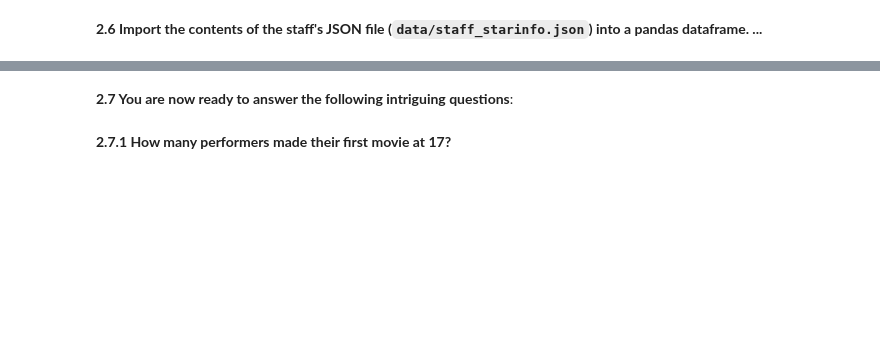
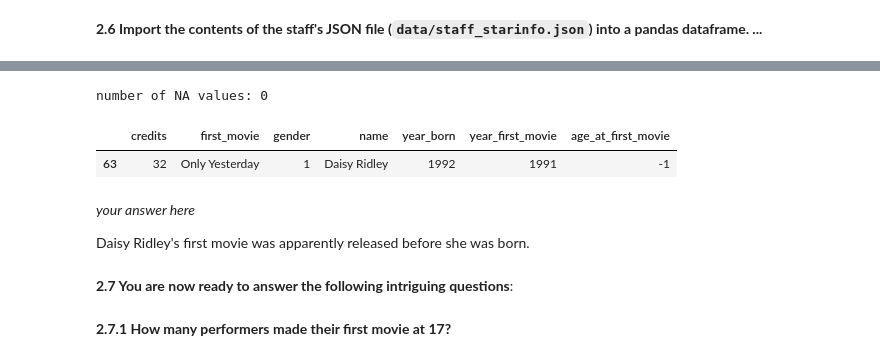
Before and after one commit to JoshFeldman95/AM209a, a Jupyter notebook: hw1/cs109a_hw1.ipynb, the cells around one changed output, grey strips where cells are left out. Saved outputs shown, nothing was run; the diff lists cells and outputs as text; code cells hidden in the pictures; blank space fills up the shorter version.

```diff
--- a/hw1/cs109a_hw1.ipynb
+++ b/hw1/cs109a_hw1.ipynb
@@ -576,3 +803,20 @@ star_table
+# %%
+# your code here
+#check for missing values
+print('number of NA values: %i' %frame.isna().sum().sum())
+# %% [output]
+number of NA values: 0
+# %%
+# your code here
+frame['age_at_first_movie'] = frame['year_first_movie'] - frame['year_born']
+frame[frame['age_at_first_movie'] < 0]
+# %% [output]
+|  | credits | first_movie | gender | name | year_born | year_first_movie | age_at_first_movie |
+| 63 | 32 | Only Yesterday | 1 | Daisy Ridley | 1992 | 1991 | -1 |
+# %% [markdown]
+*your answer here*
+
+Daisy Ridley's first movie was apparently released before she was born.
 # %% [markdown]
 **2.7 You are now ready to answer the following intriguing questions**:
 # %% [markdown]
```
Also changed, not shown: parts of 46 cells of this notebook, 2 other files.
